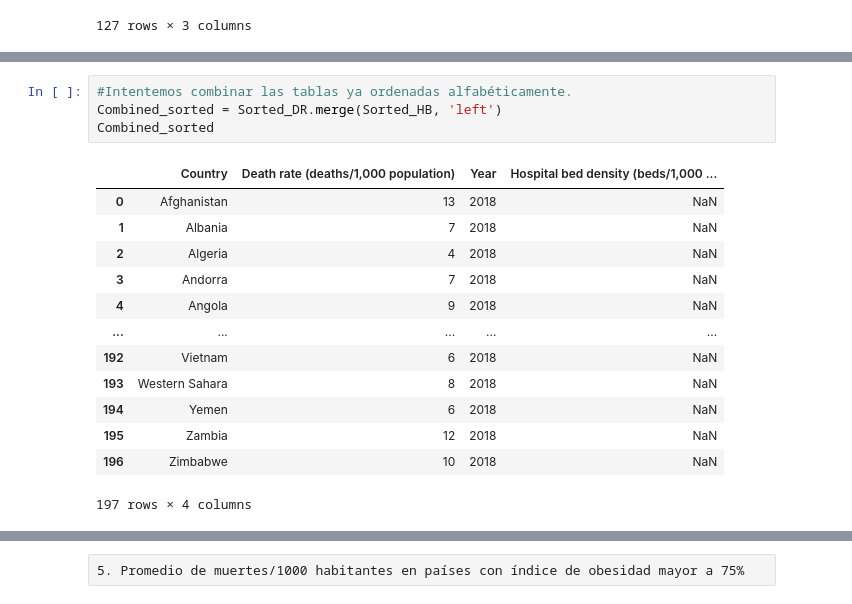
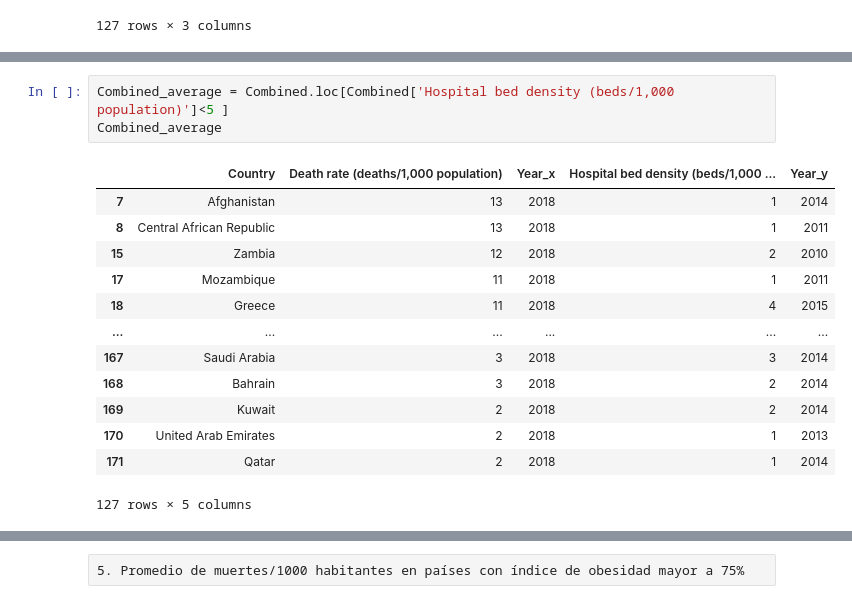
Before and after one commit to DCIDA2019/dcida2020ii-APaloma710, a Jupyter notebook: Sep11/Answers.ipynb, the cells around one changed output, grey strips where cells are left out. Saved outputs shown, nothing was run; the diff lists cells and outputs as text.

```diff
--- a/Sep11/Answers.ipynb
+++ b/Sep11/Answers.ipynb
@@ -361,18 +329,17 @@ Sorted_DR.head(20)
-# %%
-#Intentemos combinar las tablas ya ordenadas alfabéticamente.
-Combined_sorted = Sorted_DR.merge(Sorted_HB, 'left')
-Combined_sorted
-# %% [output]
-|  | Country | Death rate (deaths/1,000 population) | Year | Hospital bed density (beds/1,000 ... |
-| 0 | Afghanistan | 13 | 2018 | NaN |
-| 1 | Albania | 7 | 2018 | NaN |
-| 2 | Algeria | 4 | 2018 | NaN |
-| 3 | Andorra | 7 | 2018 | NaN |
-| 4 | Angola | 9 | 2018 | NaN |
-| ... | ... | ... | ... | ... |
-| 192 | Vietnam | 6 | 2018 | NaN |
-| 193 | Western Sahara | 8 | 2018 | NaN |
-| 194 | Yemen | 6 | 2018 | NaN |
-| 195 | Zambia | 12 | 2018 | NaN |
-| 196 | Zimbabwe | 10 | 2018 | NaN |
-197 rows × 4 columns
+# %%
+Combined_average = Combined.loc[Combined['Hospital bed density (beds/1,000 population)']<5 ]
+Combined_average
+# %% [output]
+|  | Country | Death rate (deaths/1,000 population) | Year_x | Hospital bed density (beds/1,000 ... | Year_y |
+| 7 | Afghanistan | 13 | 2018 | 1 | 2014 |
+| 8 | Central African Republic | 13 | 2018 | 1 | 2011 |
+| 15 | Zambia | 12 | 2018 | 2 | 2010 |
+| 17 | Mozambique | 11 | 2018 | 1 | 2011 |
+| 18 | Greece | 11 | 2018 | 4 | 2015 |
+| ... | ... | ... | ... | ... | ... |
+| 167 | Saudi Arabia | 3 | 2018 | 3 | 2014 |
+| 168 | Bahrain | 3 | 2018 | 2 | 2014 |
+| 169 | Kuwait | 2 | 2018 | 2 | 2014 |
+| 170 | United Arab Emirates | 2 | 2018 | 1 | 2013 |
+| 171 | Qatar | 2 | 2018 | 1 | 2014 |
+127 rows × 5 columns
```
Also changed, not shown: parts of 4 cells of this notebook.
